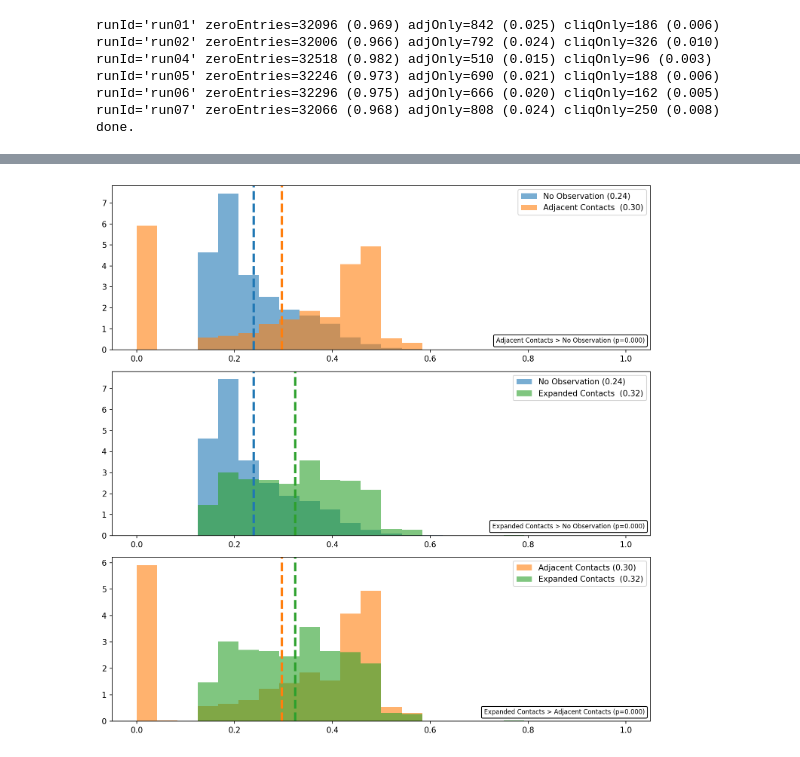
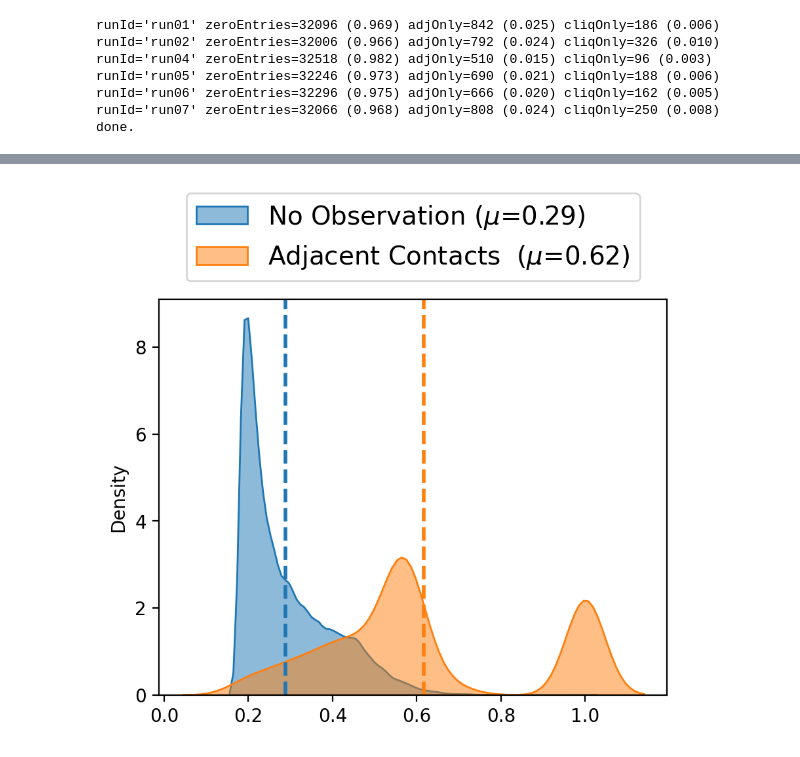
Before and after one commit to CooperStansbury/scPoreC-analysis, a Jupyter notebook: notebooks/contactProbability.ipynb, the cells around one changed output, grey strips where cells are left out. Drawn from its saved outputs; the diff is of its cells as text; code cells hidden in the pictures.

```diff
--- a/notebooks/contactProbability.ipynb
+++ b/notebooks/contactProbability.ipynb
@@ -197,7 +198,7 @@ for k, v in hic.items():
 
 
 pX = pX / len(hic)
-pX = pcu.pageRankNorm(pX, d=d)
+# pX = pcu.pageRankNorm(pX, d=d)
 
 
 pXNorm = np.zeros(pX.shape)
@@ -208,8 +209,11 @@ for i in range(len(pX)):
     for j in range(len(pX)):
         pXNorm[i, j] = pX[i, j] * np.log(np.abs(i -j) + d )
 
+
+
 pXNorm = (pXNorm - np.min(pXNorm))/np.ptp(pXNorm)
-pXNorm = pcu.pageRankNorm(pXNorm, d=d)
+np.fill_diagonal(pXNorm, 1.0)
+# pXNorm = pcu.pageRankNorm(pXNorm, d=d)
 
 print(f"{pX.mean()=}")
 print(f"{pX.max()=}")
@@ -250,0 +255,13 @@ pXNorm.min()=0.0010989010989010987
+# %%
+plt.rcParams['figure.dpi'] = 200
+plt.rcParams['figure.figsize'] = 7, 7
+
+plotPx = pcu.dropZeroRows(pXNorm, threshold=35)
+print(plotPx.shape)
+
+plt.imshow(plotPx, cmap='Reds', vmin=plotPx.min(), vmax=plotPx.max())
+plt.colorbar(fraction=0.046, pad=0.04)
+# plt.title('Frequency of Observation')
+plt.ylabel("Bin (1Mb)", fontsize=14)
+plt.xticks([], [])
+# plt.yticks([], [])
@@ -679,13 +700,13 @@ for runId, A in mats.items():
     expOnly = np.where(A == 2, pXNorm, 0)
 
     # remove zero value entries, they shouldn't be considered
-    noObs = noObs[noObs > 0]
-    adjOnly = adjOnly[adjOnly > 0]
-    expOnly = expOnly[expOnly > 0]
+    noObsVec = noObs[noObs > 0]
+    adjOnlyVec = adjOnly[adjOnly > 0]
+    expOnlyVec = expOnly[expOnly > 0]
 
-    nObsAll += list(noObs)
-    adjAll += list(adjOnly)
-    expAll += list(expOnly)
+    nObsAll += list(noObsVec)
+    adjAll += list(adjOnlyVec)
+    expAll += list(expOnlyVec)
 
 
 conds = {
@@ -699,54 +720,62 @@ colors = {
     'Adjacent Contacts'  : "C1",
     'Expanded Contacts'  : "C2",
 }
 
 tests = list(combinations(conds, 2))
 
-plt.rcParams['figure.dpi'] = 150
-plt.rcParams['figure.figsize'] = 10, 10
+plt.rcParams['figure.dpi'] = 200
+plt.rcParams['figure.figsize'] = 5, 4
 
 fig = plt.figure()
 
 for figNum, (i, j) in enumerate(tests):
 
     t1 = conds[i]
     t2 = conds[j]
 
     t, p = stats.ttest_ind(t2, t1,
                            equal_var=False,
                            alternative='greater')
 
 
-    nBins = 25
-    histBins = np.linspace(0, 1, nBins)
-    fig.add_subplot(3, 1, figNum+1)
+    nBins = 100
 
     meant1 = np.mean(t1)
     meant2 = np.mean(t2)
 
-    plt.axvline(x=meant1, ls='--', lw=3, color=colors[i])
-    plt.axvline(x=meant2, ls='--', lw=3, color=colors[j])
+    plt.axvline(x=meant1, ls='--', lw=2, color=colors[i])
+    plt.axvline(x=meant2, ls='--', lw=2, color=colors[j])
 
-    plt.hist(t1, density=True,
-             bins=histBins,
-             alpha=0.6,
-             label=f'{i} ({meant1:.2f})',
-             color=colors[i])
+    sns.kdeplot(x=t1,
+                shade=True,
+                alpha=0.5,
+                gridsize=nBins,
+                label=f'{i} ($\mu$={meant1:.2f})',
+                color=colors[i])
 
-    plt.hist(t2, density=True,
-             bins=histBins,
-             alpha=0.6,
-             label=f'{j}  ({meant2:.2f})',
-             color=colors[j])
+    sns.kdeplot(x=t2,
+                shade=True,
+                alpha=0.5,
+                gridsize=nBins,
+                label=f'{j}  ($\mu$={meant2:.2f})',
+                color=colors[j])
 
-    plt.legend()
 
-    ax = plt.gca()
-    at = AnchoredText(
-        f"{j} > {i} (p={p:.3f})", prop=dict(size=8), frameon=True, loc='lower right')
-    at.patch.set_boxstyle("round,pad=0.,rounding_size=0.2")
-    ax.add_artist(at)
+    plt.legend(loc='upper center',
+               ncol=1, fontsize=14,
+               bbox_to_anchor=(0.5, 1.3))
+
+    plt.show()
+
+    print(f"{j} > {i} (p={p:.3f})")
+
+
+#     ax = plt.gca()
+#     at = AnchoredText(
+#         f"{j} > {i} (p={p:.3f})", prop=dict(size=8), frameon=True, loc='lower right')
+#     at.patch.set_boxstyle("round,pad=0.,rounding_size=0.2")
+#     ax.add_artist(at)
 
 plt.tight_layout()
 # %% [output]
-[figure, old version]
+[figure, new version]
```
Also changed, not shown: parts of 12 cells of this notebook, 6 other files.
